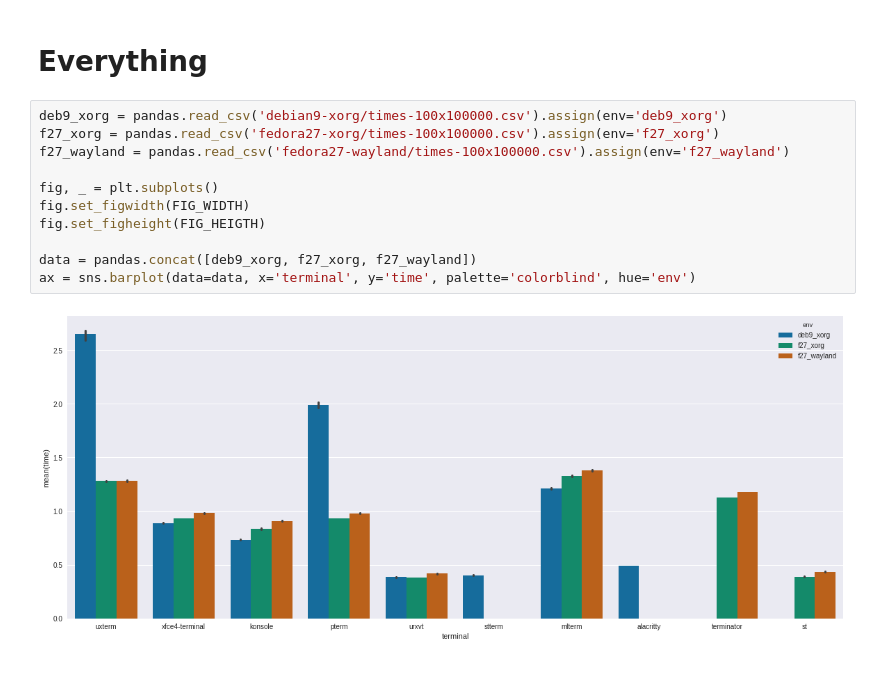
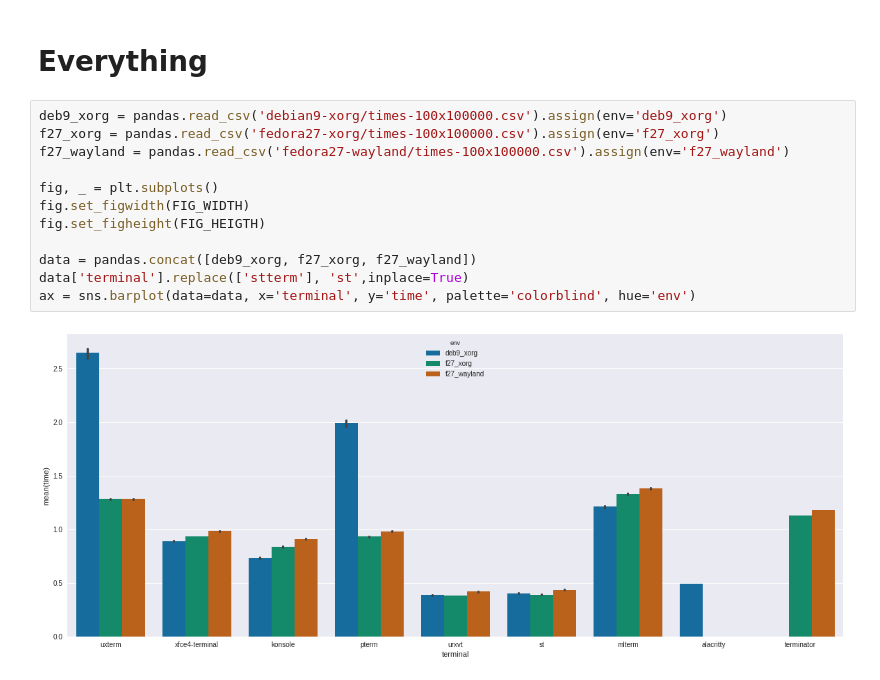
Before and after one commit to anarcat/terms-benchmarks, a Jupyter notebook: benchmarks.ipynb, the cells around one changed output. Cells and saved outputs as stored; diff of their text form.

```diff
--- a/benchmarks.ipynb
+++ b/benchmarks.ipynb
@@ -368,13 +368,14 @@ ax.set_ylabel('memory (k)')
 # %%
 deb9_xorg = pandas.read_csv('debian9-xorg/times-100x100000.csv').assign(env='deb9_xorg')
 f27_xorg = pandas.read_csv('fedora27-xorg/times-100x100000.csv').assign(env='f27_xorg')
 f27_wayland = pandas.read_csv('fedora27-wayland/times-100x100000.csv').assign(env='f27_wayland')
 
 fig, _ = plt.subplots()
 fig.set_figwidth(FIG_WIDTH)
 fig.set_figheight(FIG_HEIGTH)
 
 data = pandas.concat([deb9_xorg, f27_xorg, f27_wayland])
+data['terminal'].replace(['stterm'], 'st',inplace=True)
 ax = sns.barplot(data=data, x='terminal', y='time', palette='colorblind', hue='env')
 # %% [output]
-[figure, old version]
+[figure, new version]
```
Also changed, not shown: parts of 2 cells of this notebook.
